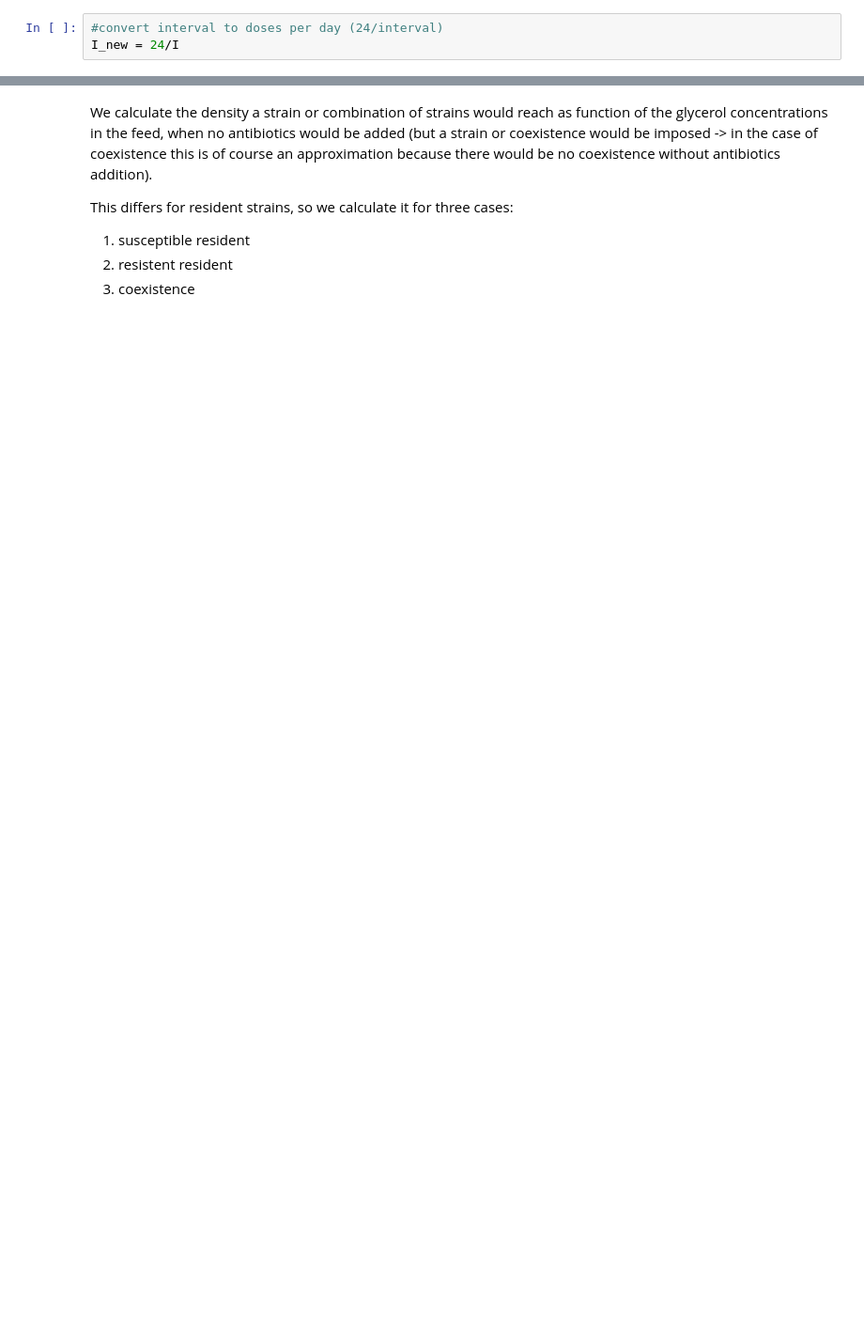
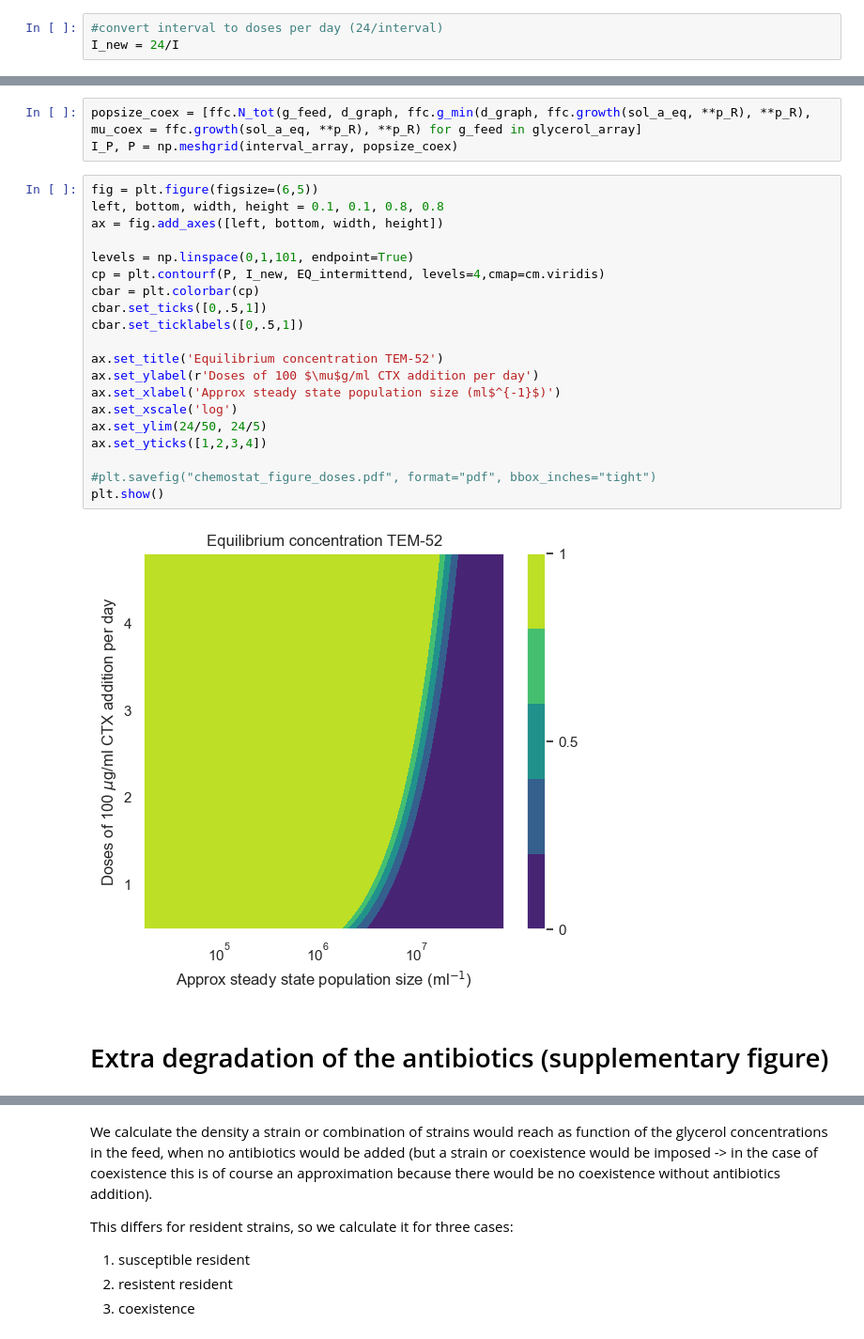
Before and after one commit to WortelLab/tem1coex, a Jupyter notebook: Chemostat.ipynb, the cells around one changed output, grey strips where cells are left out. Shown at 94% size. Drawn from its saved outputs; the diff is of its cells as text; blank space fills up the shorter version.

```diff
--- a/Chemostat.ipynb
+++ b/Chemostat.ipynb
@@ -529,0 +212,27 @@ plt.show()
+# %%
+popsize_coex = [ffc.N_tot(g_feed, d_graph, ffc.g_min(d_graph, ffc.growth(sol_a_eq, **p_R), **p_R), mu_coex = ffc.growth(sol_a_eq, **p_R), **p_R) for g_feed in glycerol_array]
+I_P, P = np.meshgrid(interval_array, popsize_coex)
+# %%
+fig = plt.figure(figsize=(6,5))
+left, bottom, width, height = 0.1, 0.1, 0.8, 0.8
+ax = fig.add_axes([left, bottom, width, height])
+
+levels = np.linspace(0,1,101, endpoint=True)
+cp = plt.contourf(P, I_new, EQ_intermittend, levels=4,cmap=cm.viridis)
+cbar = plt.colorbar(cp)
+cbar.set_ticks([0,.5,1])
+cbar.set_ticklabels([0,.5,1])
+
+ax.set_title('Equilibrium concentration TEM-52')
+ax.set_ylabel(r'Doses of 100 $\mu$g/ml CTX addition per day')
+ax.set_xlabel('Approx steady state population size (ml$^{-1}$)')
+ax.set_xscale('log')
+ax.set_ylim(24/50, 24/5)
+ax.set_yticks([1,2,3,4])
+
+#plt.savefig("chemostat_figure_doses.pdf", format="pdf", bbox_inches="tight")
+plt.show()
+# %% [output]
+[figure, added]
+# %% [markdown]
+# Extra degradation of the antibiotics (supplementary figure)
```
Also changed, not shown: parts of 89 cells of this notebook, 4 other files.
